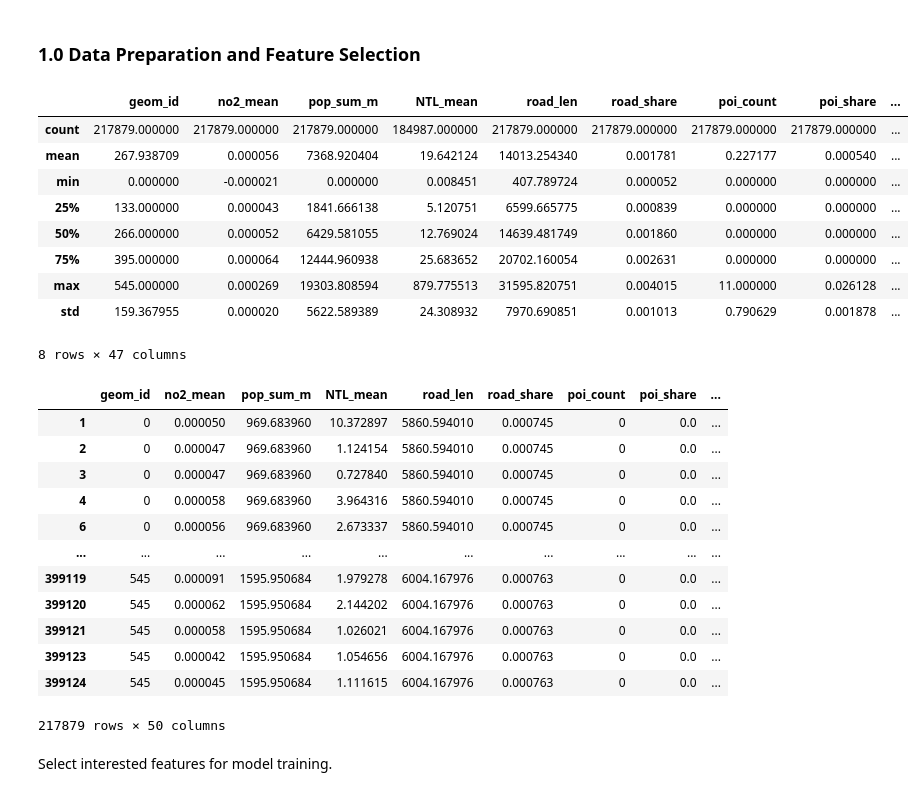
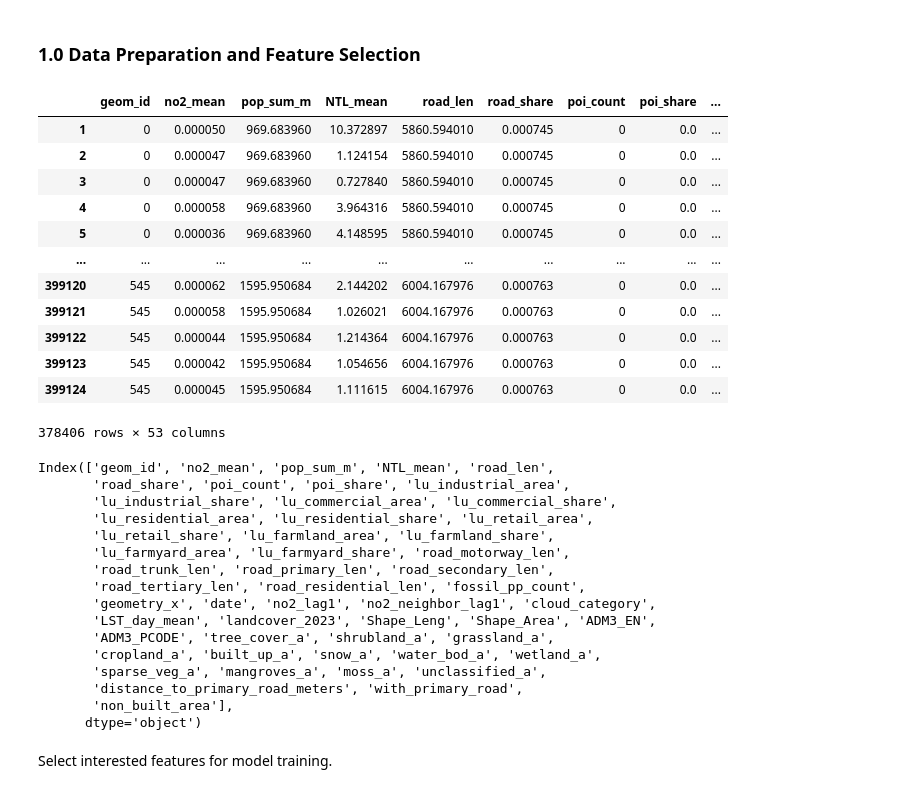
Before and after one commit to yixuan228/air-pollution-mobility-research-project, a Jupyter notebook: notebooks/4_air_pollution_model.ipynb, the cells around one changed output. Drawn from its saved outputs; the diff is of its cells as text; code cells hidden in the pictures.

```diff
--- a/notebooks/4_air_pollution_model.ipynb
+++ b/notebooks/4_air_pollution_model.ipynb
@@ -327,35 +91,41 @@ full_addis_df = pd.read_parquet(DATA_PATH / "temp" / "full_addis_df.parquet", en
 # full_addis_df.describe()  # 399126
 # %%
 # Drop NA
-clean_addis_df = full_addis_df.dropna(subset=["no2_mean", "no2_lag1", "no2_neighbor_lag1",'cloud_category',	'LST_day_mean']) # ,'cloud_category',	'LST_day_mean'
-clean_addis_df.describe()       # 378406
+clean_addis_df = full_addis_df.dropna(subset=["no2_mean", "no2_lag1", "no2_neighbor_lag1"]) # ,'cloud_category',	'LST_day_mean'
+clean_addis_df       # 378406
 # %% [output]
 |  | geom_id | no2_mean | pop_sum_m | NTL_mean | road_len | road_share | poi_count | poi_share | ... |
-| count | 217879.000000 | 217879.000000 | 217879.000000 | 184987.000000 | 217879.000000 | 217879.000000 | 217879.000000 | 217879.000000 | ... |
-| mean | 267.938709 | 0.000056 | 7368.920404 | 19.642124 | 14013.254340 | 0.001781 | 0.227177 | 0.000540 | ... |
-| min | 0.000000 | -0.000021 | 0.000000 | 0.008451 | 407.789724 | 0.000052 | 0.000000 | 0.000000 | ... |
-| 25% | 133.000000 | 0.000043 | 1841.666138 | 5.120751 | 6599.665775 | 0.000839 | 0.000000 | 0.000000 | ... |
-| 50% | 266.000000 | 0.000052 | 6429.581055 | 12.769024 | 14639.481749 | 0.001860 | 0.000000 | 0.000000 | ... |
-| 75% | 395.000000 | 0.000064 | 12444.960938 | 25.683652 | 20702.160054 | 0.002631 | 0.000000 | 0.000000 | ... |
-| max | 545.000000 | 0.000269 | 19303.808594 | 879.775513 | 31595.820751 | 0.004015 | 11.000000 | 0.026128 | ... |
-| std | 159.367955 | 0.000020 | 5622.589389 | 24.308932 | 7970.690851 | 0.001013 | 0.790629 | 0.001878 | ... |
+| 1 | 0 | 0.000050 | 969.683960 | 10.372897 | 5860.594010 | 0.000745 | 0 | 0.0 | ... |
+| 2 | 0 | 0.000047 | 969.683960 | 1.124154 | 5860.594010 | 0.000745 | 0 | 0.0 | ... |
+| 3 | 0 | 0.000047 | 969.683960 | 0.727840 | 5860.594010 | 0.000745 | 0 | 0.0 | ... |
+| 4 | 0 | 0.000058 | 969.683960 | 3.964316 | 5860.594010 | 0.000745 | 0 | 0.0 | ... |
+| 5 | 0 | 0.000036 | 969.683960 | 4.148595 | 5860.594010 | 0.000745 | 0 | 0.0 | ... |
+| ... | ... | ... | ... | ... | ... | ... | ... | ... | ... |
+| 399120 | 545 | 0.000062 | 1595.950684 | 2.144202 | 6004.167976 | 0.000763 | 0 | 0.0 | ... |
+| 399121 | 545 | 0.000058 | 1595.950684 | 1.026021 | 6004.167976 | 0.000763 | 0 | 0.0 | ... |
+| 399122 | 545 | 0.000044 | 1595.950684 | 1.214364 | 6004.167976 | 0.000763 | 0 | 0.0 | ... |
+| 399123 | 545 | 0.000042 | 1595.950684 | 1.054656 | 6004.167976 | 0.000763 | 0 | 0.0 | ... |
+| 399124 | 545 | 0.000045 | 1595.950684 | 1.111615 | 6004.167976 | 0.000763 | 0 | 0.0 | ... |
-8 rows × 47 columns
+378406 rows × 53 columns
 # %%
-clean_addis_df
+clean_addis_df.columns
 # %% [output]
-|  | geom_id | no2_mean | pop_sum_m | NTL_mean | road_len | road_share | poi_count | poi_share | ... |
-| 1 | 0 | 0.000050 | 969.683960 | 10.372897 | 5860.594010 | 0.000745 | 0 | 0.0 | ... |
-| 2 | 0 | 0.000047 | 969.683960 | 1.124154 | 5860.594010 | 0.000745 | 0 | 0.0 | ... |
-| 3 | 0 | 0.000047 | 969.683960 | 0.727840 | 5860.594010 | 0.000745 | 0 | 0.0 | ... |
-| 4 | 0 | 0.000058 | 969.683960 | 3.964316 | 5860.594010 | 0.000745 | 0 | 0.0 | ... |
-| 6 | 0 | 0.000056 | 969.683960 | 2.673337 | 5860.594010 | 0.000745 | 0 | 0.0 | ... |
-| ... | ... | ... | ... | ... | ... | ... | ... | ... | ... |
-| 399119 | 545 | 0.000091 | 1595.950684 | 1.979278 | 6004.167976 | 0.000763 | 0 | 0.0 | ... |
-| 399120 | 545 | 0.000062 | 1595.950684 | 2.144202 | 6004.167976 | 0.000763 | 0 | 0.0 | ... |
-| 399121 | 545 | 0.000058 | 1595.950684 | 1.026021 | 6004.167976 | 0.000763 | 0 | 0.0 | ... |
-| 399123 | 545 | 0.000042 | 1595.950684 | 1.054656 | 6004.167976 | 0.000763 | 0 | 0.0 | ... |
-| 399124 | 545 | 0.000045 | 1595.950684 | 1.111615 | 6004.167976 | 0.000763 | 0 | 0.0 | ... |
-217879 rows × 50 columns
+Index(['geom_id', 'no2_mean', 'pop_sum_m', 'NTL_mean', 'road_len',
+       'road_share', 'poi_count', 'poi_share', 'lu_industrial_area',
+       'lu_industrial_share', 'lu_commercial_area', 'lu_commercial_share',
+       'lu_residential_area', 'lu_residential_share', 'lu_retail_area',
+       'lu_retail_share', 'lu_farmland_area', 'lu_farmland_share',
+       'lu_farmyard_area', 'lu_farmyard_share', 'road_motorway_len',
+       'road_trunk_len', 'road_primary_len', 'road_secondary_len',
+       'road_tertiary_len', 'road_residential_len', 'fossil_pp_count',
+       'geometry_x', 'date', 'no2_lag1', 'no2_neighbor_lag1', 'cloud_category',
+       'LST_day_mean', 'landcover_2023', 'Shape_Leng', 'Shape_Area', 'ADM3_EN',
+       'ADM3_PCODE', 'tree_cover_a', 'shrubland_a', 'grassland_a',
+       'cropland_a', 'built_up_a', 'snow_a', 'water_bod_a', 'wetland_a',
+       'sparse_veg_a', 'mangroves_a', 'moss_a', 'unclassified_a',
+       'distance_to_primary_road_meters', 'with_primary_road',
+       'non_built_area'],
+      dtype='object')
 # %%
 # (399126-378406)/399126*100   # drop 5% sample
 # %% [markdown]
```
Also changed, not shown: parts of 32 cells of this notebook, 5 other files.
